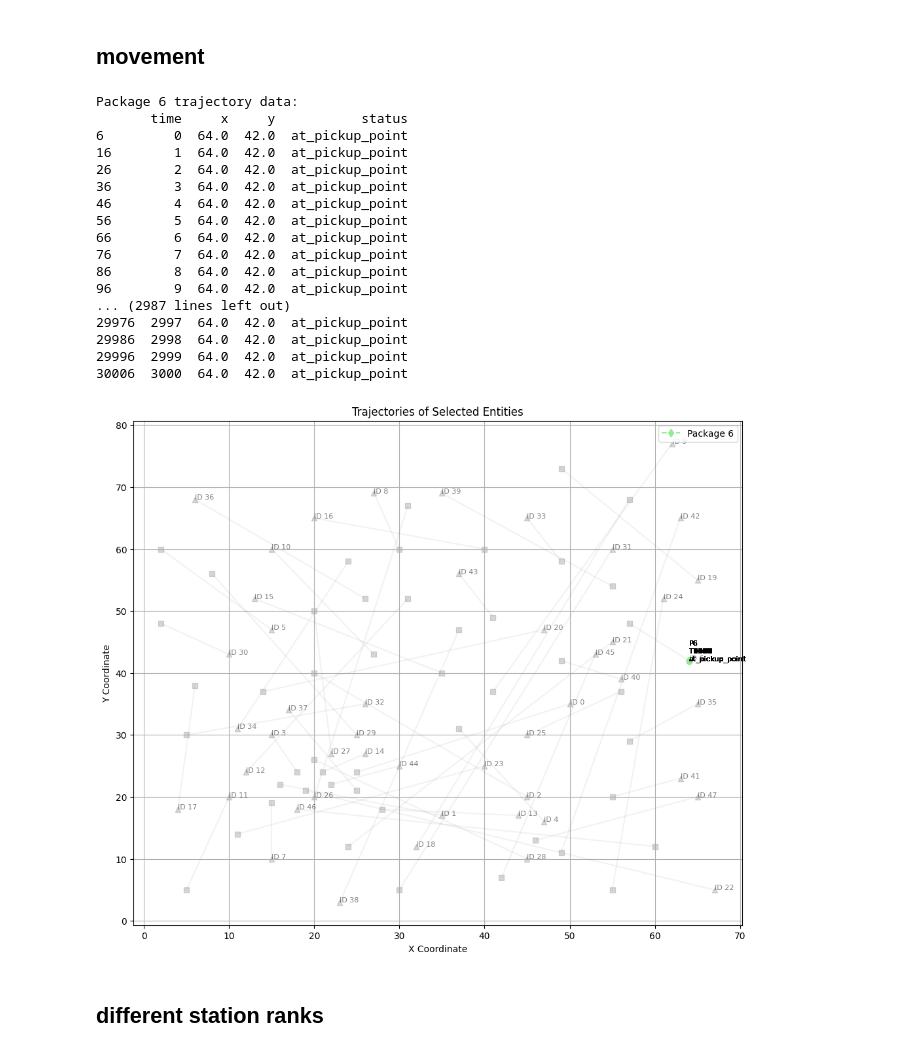
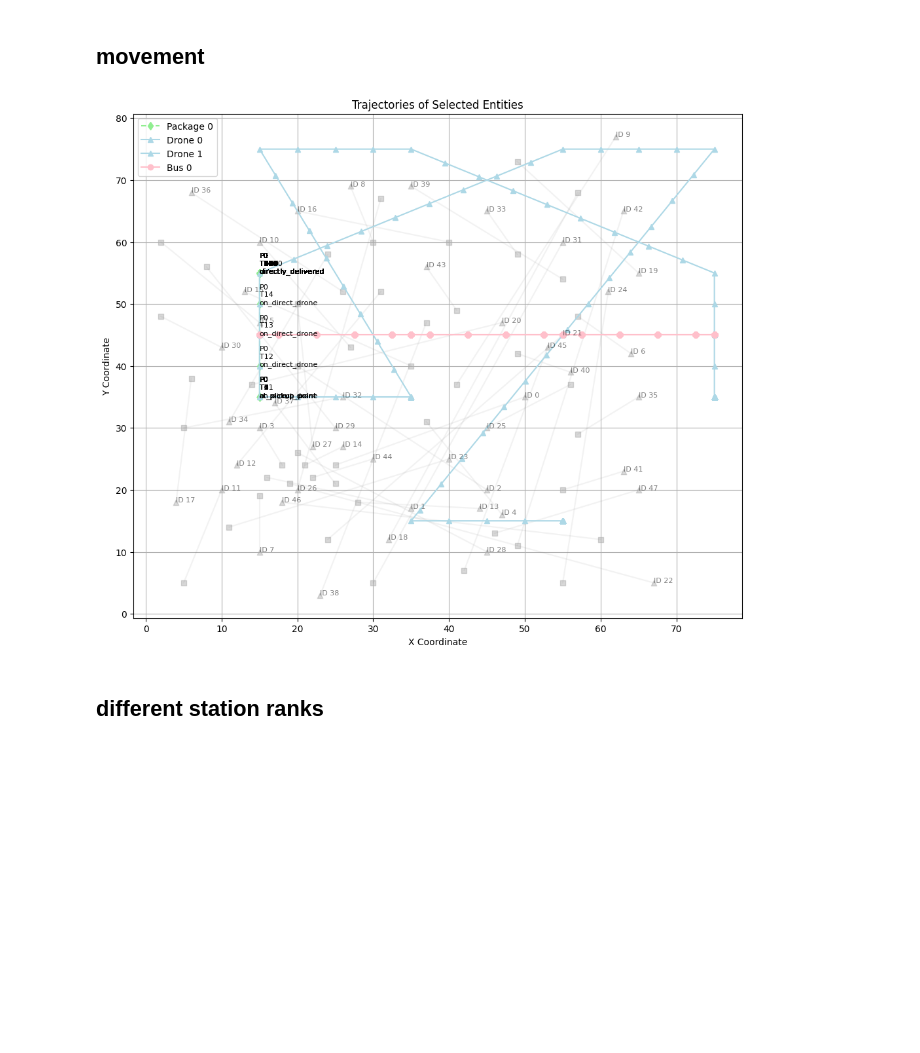
Before and after one commit to Jingren-Tang/New_Drone, a Jupyter notebook: DA_sample_project_Choose_station.ipynb, the cells around one changed output. Cells and saved outputs as stored; diff of their text form; code cells hidden in the pictures; blank space fills up the shorter version.

```diff
--- a/DA_sample_project_May.ipynb
+++ b/DA_sample_project_Choose_station.ipynb
@@ -2484,7 +2648,7 @@ def find_optimal_pickup_station(drone, pickup_x, pickup_y, delivery_x, delivery_
 # %% [markdown]
 ## Main
 # %%
-tolerance = -10
+tolerance = 10
 # 初始化统计信息
 task_statistics = []
 # 存储每个时间步的记录
@@ -2497,8 +2661,8 @@ bus_stations = [
     for index, row in bus_stations_df.iterrows()
 ]
 # 初始化模拟
-drone_fleet = DroneFleet(initial_drone_count = 1)
-bus_lines = ['Line 1']
+drone_fleet = DroneFleet(initial_drone_count = 2)
+bus_lines = ['Line 1', 'Line 2']
 # , 'Line 2'
 
 bus_system = BusSystem()
@@ -2512,7 +2676,7 @@ for task in tasks:
     task['pickup_status'] = 'unassigned'
     task['delivery_status'] = 'unassigned'
     # 默认使用最近的巴士站（rank=0）
-    task['pickup_station_rank'] = 1
+    task['pickup_station_rank'] = 0
     task['delivery_station_rank'] = 0
     # 使用任务的index作为包裹ID
     package = Package(task['index'], task['index'])
@@ -2520,7 +2684,7 @@ for task in tasks:
     task['package_id'] = task['index']
 
 
-total_time = 3000
+total_time = 1000
 current_time = 0
 task_index = 0
 
@@ -2540,7 +2704,7 @@ while current_time <= total_time:
     # drone_fleet.check_and_apply_future_assignments(current_time)
 
 
-    drone_fleet.process_pickup_task_queue()
+    drone_fleet.process_pickup_task_queue(bus_system, current_time)
     drone_fleet.process_delivery_task_queue()
     drone_fleet.process_direct_task_queue()
 
@@ -2584,7 +2748,8 @@ while current_time <= total_time:
 
                 # 分配取货任务
                 success_pickup = drone_fleet.try_allocate_pickup_task(
-                    task, task['pickup_x'], task['pickup_y'], pickup_rank
+                    task, task['pickup_x'], task['pickup_y'],
+                    bus_system, current_time, pickup_rank
                 )
                 if not success_pickup:
                     drone_fleet.add_pickup_task_to_queue(
@@ -2878,6 +3043,8 @@ def plot_multiple_trajectories(simulation_records, package_records, drone_ids=No
                   marker='^', c='grey', alpha=0.3)
         ax.scatter(sorted_tasks.iloc[ind]['delivery_x'], sorted_tasks.iloc[ind]['delivery_y'],
                   marker='s', c='grey', alpha=0.3)
+
+
         ax.plot([sorted_tasks.iloc[ind]['pickup_x'], sorted_tasks.iloc[ind]['delivery_x']],
                 [sorted_tasks.iloc[ind]['pickup_y'], sorted_tasks.iloc[ind]['delivery_y']],
                 c='grey', alpha=0.1)
@@ -2897,8 +3064,8 @@ def plot_multiple_trajectories(simulation_records, package_records, drone_ids=No
                 package_df = package_df.sort_values('time')
 
                 # 打印调试信息
-                print(f"\nPackage {package_id} trajectory data:")
-                print(package_df[['time', 'x', 'y', 'status']].to_string())
+                # print(f"\nPackage {package_id} trajectory data:")
+                # print(package_df[['time', 'x', 'y', 'status']].to_string())
 
                 # 绘制轨迹线（只在有效坐标之间）
                 ax.plot(package_df["x"], package_df["y"],
@@ -2919,54 +3086,37 @@ def plot_multiple_trajectories(simulation_records, package_records, drone_ids=No
         for drone_id in drone_ids:
             drone_df = sim_df[(sim_df["entity"] == "drone") & (sim_df["id"] == drone_id)]
             if not drone_df.empty:
                 ax.plot(drone_df["x"], drone_df["y"],
                        linestyle="-", marker="^",
                        label=f"Drone {drone_id}",
                        color="lightblue")
 
     # 绘制巴士轨迹
     if bus_ids:
         for bus_id in bus_ids:
             bus_df = sim_df[(sim_df["entity"] == "bus") & (sim_df["id"] == bus_id)]
             if not bus_df.empty:
                 ax.plot(bus_df["x"], bus_df["y"],
                        linestyle="-", marker="o",
                        label=f"Bus {bus_id}",
                        color="pink")
 
     # 设置图表样式
     ax.set_title("Trajectories of Selected Entities")
     ax.set_xlabel("X Coordinate")
     ax.set_ylabel("Y Coordinate")
     ax.grid(True)
     ax.legend()
 
     plt.show()
 
 plot_multiple_trajectories(simulation_records, package_records,
-                         drone_ids=[
+                         drone_ids=[0,1
                         ],
-                         bus_ids=[],
-                         package_ids=[6])
+                         bus_ids=[0],
+                         package_ids=[0, ])
 # %% [output]
-Package 6 trajectory data:
-       time     x     y           status
-6         0  64.0  42.0  at_pickup_point
-16        1  64.0  42.0  at_pickup_point
-26        2  64.0  42.0  at_pickup_point
-36        3  64.0  42.0  at_pickup_point
-46        4  64.0  42.0  at_pickup_point
-56        5  64.0  42.0  at_pickup_point
-66        6  64.0  42.0  at_pickup_point
-76        7  64.0  42.0  at_pickup_point
-86        8  64.0  42.0  at_pickup_point
-96        9  64.0  42.0  at_pickup_point
-... (2987 lines left out)
-29976  2997  64.0  42.0  at_pickup_point
-29986  2998  64.0  42.0  at_pickup_point
-29996  2999  64.0  42.0  at_pickup_point
-30006  3000  64.0  42.0  at_pickup_point
-[figure, old version]
+[figure, new version]
 # %% [markdown]
 ## different station ranks
 # %%
```
Also changed, not shown: parts of 8 cells of this notebook, 7 other files.
